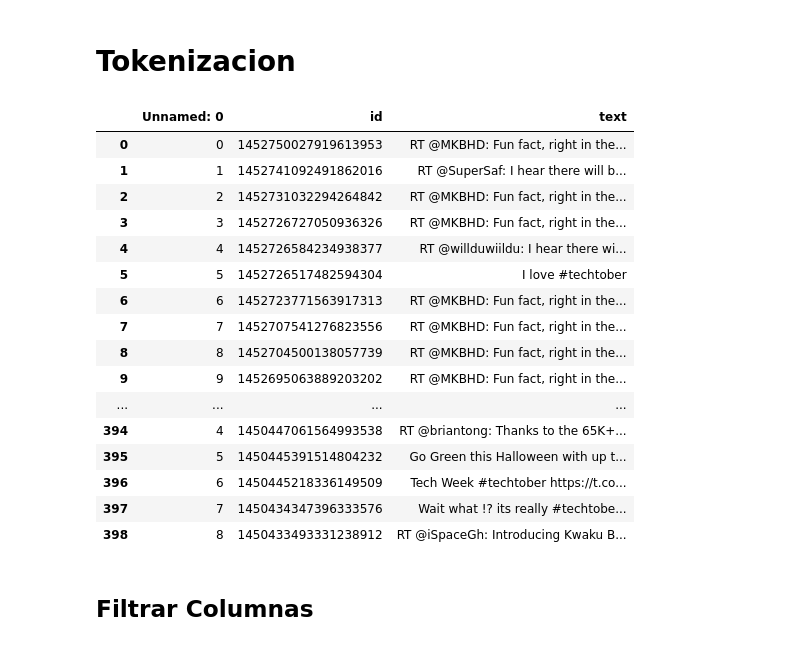
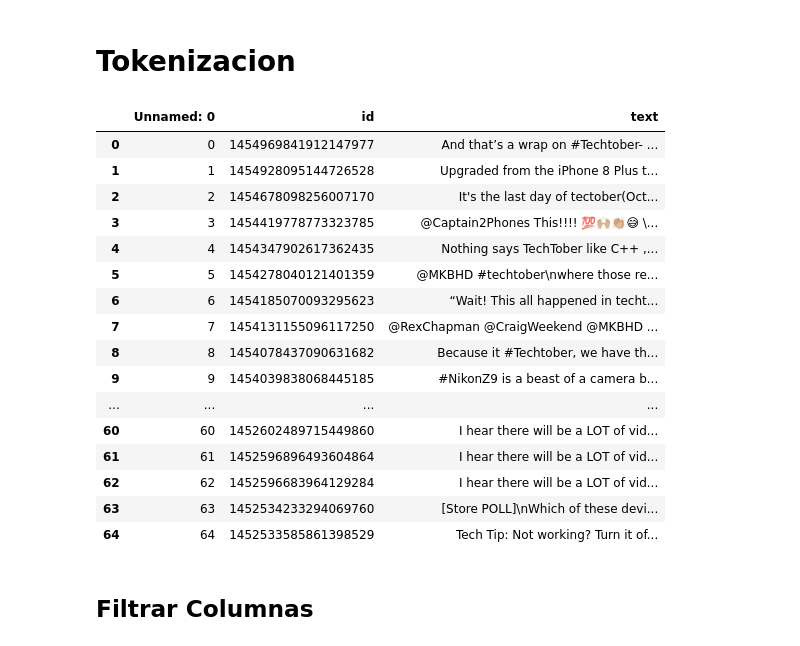
Before and after one commit to LucaSor1a/ia-analisis-de-sentimientos, a Jupyter notebook: Trabajo Final Soria y Marotta.ipynb, the cells around one changed output. Drawn from its saved outputs; the diff is of its cells as text; code cells hidden in the pictures.

```diff
--- a/Trabajo Final Soria y Marotta.ipynb
+++ b/Trabajo Final Soria y Marotta.ipynb
@@ -19,6 +19,8 @@ bearer_token = os.environ.get("BEARER_TOKEN")
 # %%
 pd.options.display.max_rows = 4000
 pd.options.display.max_seq_items = 2000
+pd.options.display.max_columns = 2000
+pd.set_option('display.max_colwidth', None)
 # %% [markdown]
 ## Definir URL y Parametros de la consulta
 # %%
@@ -64,26 +66,26 @@ df.to_csv('TechTweets1.csv')
 # %% [markdown]
 # Tokenizacion
 # %%
-df = pd.read_csv("TechTweets1.csv") #para no volver a pedir los datos
+df = pd.read_csv("TechTweets2.csv") #para no volver a pedir los datos
 df
 # %% [output]
 |  | Unnamed: 0 | id | text |
-| 0 | 0 | 1452750027919613953 | RT @MKBHD: Fun fact, right in the... |
-| 1 | 1 | 1452741092491862016 | RT @SuperSaf: I hear there will b... |
-| 2 | 2 | 1452731032294264842 | RT @MKBHD: Fun fact, right in the... |
-| 3 | 3 | 1452726727050936326 | RT @MKBHD: Fun fact, right in the... |
-| 4 | 4 | 1452726584234938377 | RT @willduwiildu: I hear there wi... |
-| 5 | 5 | 1452726517482594304 | I love #techtober |
-| 6 | 6 | 1452723771563917313 | RT @MKBHD: Fun fact, right in the... |
-| 7 | 7 | 1452707541276823556 | RT @MKBHD: Fun fact, right in the... |
-| 8 | 8 | 1452704500138057739 | RT @MKBHD: Fun fact, right in the... |
-| 9 | 9 | 1452695063889203202 | RT @MKBHD: Fun fact, right in the... |
+| 0 | 0 | 1454969841912147977 | And that’s a wrap on #Techtober- ... |
+| 1 | 1 | 1454928095144726528 | Upgraded from the iPhone 8 Plus t... |
+| 2 | 2 | 1454678098256007170 | It's the last day of tectober(Oct... |
+| 3 | 3 | 1454419778773323785 | @Captain2Phones This!!!! 💯🙌🏼👏🏼😅 \... |
+| 4 | 4 | 1454347902617362435 | Nothing says TechTober like C++ ,... |
+| 5 | 5 | 1454278040121401359 | @MKBHD #techtober\nwhere those re... |
+| 6 | 6 | 1454185070093295623 | “Wait! This all happened in techt... |
+| 7 | 7 | 1454131155096117250 | @RexChapman @CraigWeekend @MKBHD ... |
+| 8 | 8 | 1454078437090631682 | Because it #Techtober, we have th... |
+| 9 | 9 | 1454039838068445185 | #NikonZ9 is a beast of a camera b... |
 | ... | ... | ... | ... |
-| 394 | 4 | 1450447061564993538 | RT @briantong: Thanks to the 65K+... |
-| 395 | 5 | 1450445391514804232 | Go Green this Halloween with up t... |
-| 396 | 6 | 1450445218336149509 | Tech Week #techtober https://t.co... |
-| 397 | 7 | 1450434347396333576 | Wait what !? its really #techtobe... |
-| 398 | 8 | 1450433493331238912 | RT @iSpaceGh: Introducing Kwaku B... |
+| 60 | 60 | 1452602489715449860 | I hear there will be a LOT of vid... |
+| 61 | 61 | 1452596896493604864 | I hear there will be a LOT of vid... |
+| 62 | 62 | 1452596683964129284 | I hear there will be a LOT of vid... |
+| 63 | 63 | 1452534233294069760 | [Store POLL]\nWhich of these devi... |
+| 64 | 64 | 1452533585861398529 | Tech Tip: Not working? Turn it of... |
 # %% [markdown]
 ## Filtrar Columnas
 # %%
```
Also changed, not shown: parts of 23 cells of this notebook, 1 other file.
